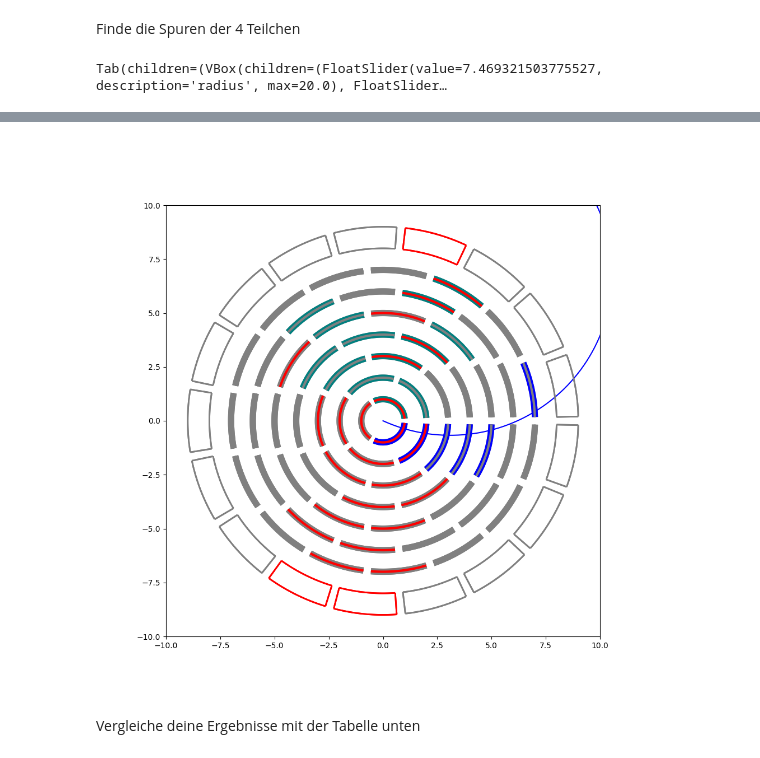
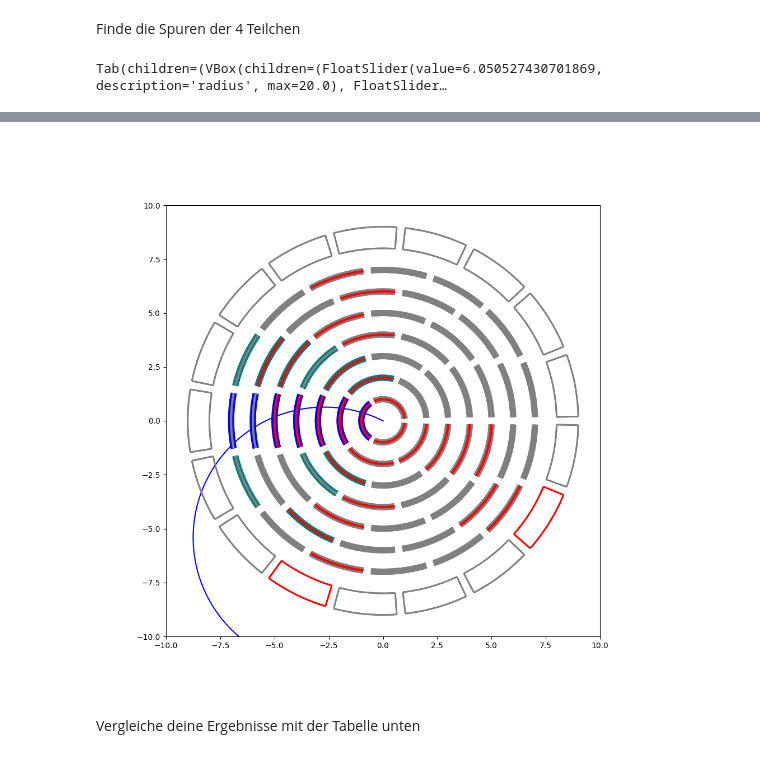
Before and after one commit to haide-i/Masterclass-BelleII, a Jupyter notebook: Introduction.ipynb, the cells around one changed output, grey strips where cells are left out. Drawn from its saved outputs; the diff is of its cells as text; code cells hidden in the pictures.

```diff
--- a/Introduction.ipynb
+++ b/Introduction.ipynb
@@ -171,12 +171,12 @@ Tab(children=(VBox(children=(FloatSlider(value=9.348110291472095, description='r
 # %% [markdown]
 Finde die Spuren der 4 Teilchen
 # %%
-tw = TrackingWidget('EEEE/0_allcomb_0.h5', B = 0.1, )
+tw = TrackingWidget('EEMuMu/fourparticles_10.h5',noise = 0.01 )
 tw.show()
 # %% [output]
-Tab(children=(VBox(children=(FloatSlider(value=7.469321503775527, description='radius', max=20.0), FloatSlider…
+Tab(children=(VBox(children=(FloatSlider(value=6.050527430701869, description='radius', max=20.0), FloatSlider…
 [interactive output not drawn]
-[figure, old version]
+[figure, new version]
 # %% [markdown]
 Vergleiche deine Ergebnisse mit der Tabelle unten
 # %%
```
Also changed, not shown: parts of 6 cells of this notebook, 50 other files.
